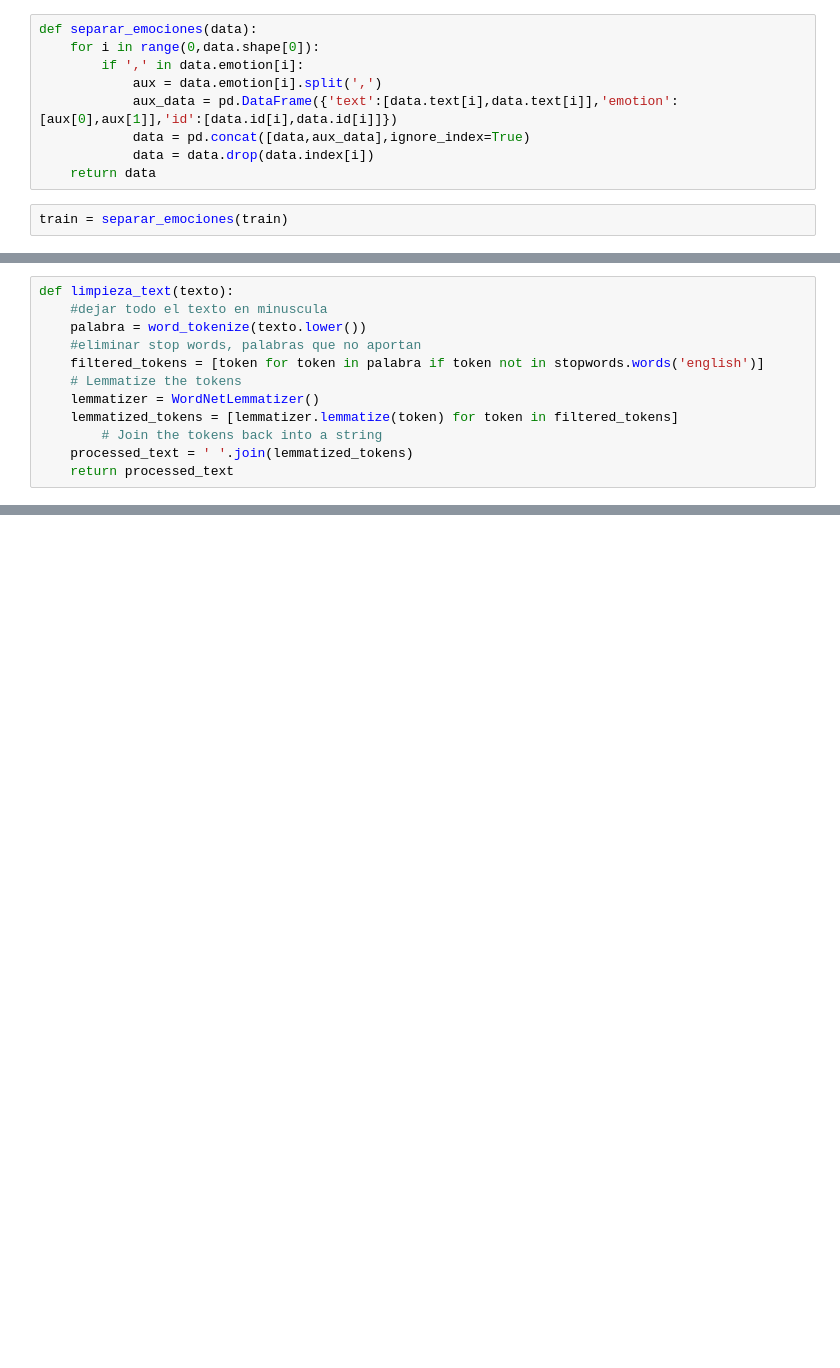
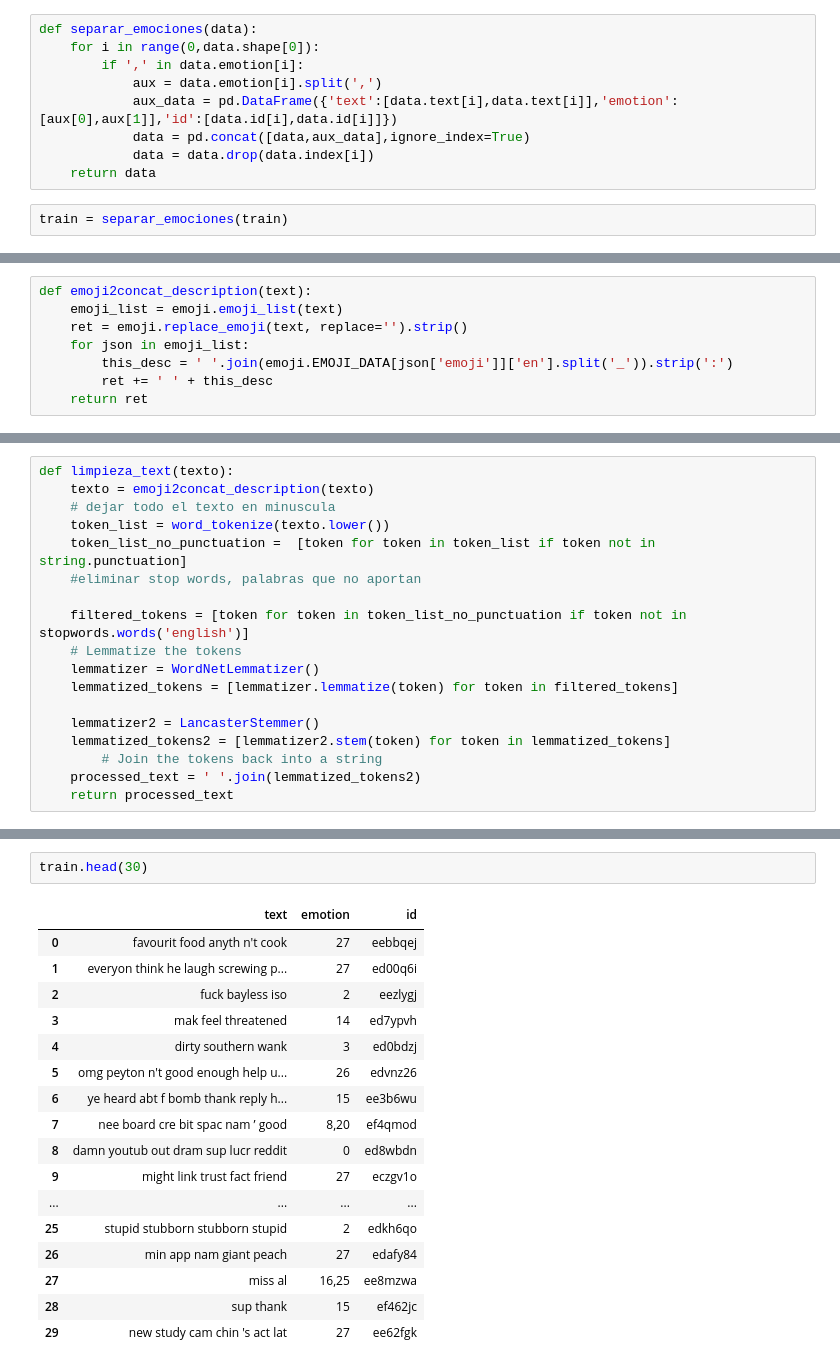
Before and after one commit to flopidopi23/Sentimental_analysis, a Jupyter notebook: codigo_modelo.ipynb, the cells around one changed output, grey strips where cells are left out. Cells and saved outputs as stored; diff of their text form; blank space fills up the shorter version.

```diff
--- a/codigo_modelo.ipynb
+++ b/codigo_modelo.ipynb
@@ -49,0 +86,8 @@ train = separar_emociones(train)
+# %%
+def emoji2concat_description(text):
+    emoji_list = emoji.emoji_list(text)
+    ret = emoji.replace_emoji(text, replace='').strip()
+    for json in emoji_list:
+        this_desc = ' '.join(emoji.EMOJI_DATA[json['emoji']]['en'].split('_')).strip(':')
+        ret += ' ' + this_desc
+    return ret
@@ -50,14 +98,20 @@ train = separar_emociones(train)
 # %%
 def limpieza_text(texto):
-    #dejar todo el texto en minuscula
-    palabra = word_tokenize(texto.lower())
+    texto = emoji2concat_description(texto)
+    # dejar todo el texto en minuscula
+    token_list = word_tokenize(texto.lower())
+    token_list_no_punctuation =  [token for token in token_list if token not in string.punctuation]
     #eliminar stop words, palabras que no aportan
-    filtered_tokens = [token for token in palabra if token not in stopwords.words('english')]
+
+    filtered_tokens = [token for token in token_list_no_punctuation if token not in stopwords.words('english')]
     # Lemmatize the tokens
     lemmatizer = WordNetLemmatizer()
     lemmatized_tokens = [lemmatizer.lemmatize(token) for token in filtered_tokens]
+
+    lemmatizer2 = LancasterStemmer()
+    lemmatized_tokens2 = [lemmatizer2.stem(token) for token in lemmatized_tokens]
         # Join the tokens back into a string
-    processed_text = ' '.join(lemmatized_tokens)
+    processed_text = ' '.join(lemmatized_tokens2)
     return processed_text
 # %%
 train['text'] = train['text'].apply(limpieza_text)
@@ -71,0 +118,20 @@ train.head()
+# %%
+train.head(30)
+# %% [output]
+|  | text | emotion | id |
+| 0 | favourit food anyth n't cook | 27 | eebbqej |
+| 1 | everyon think he laugh screwing p... | 27 | ed00q6i |
+| 2 | fuck bayless iso | 2 | eezlygj |
+| 3 | mak feel threatened | 14 | ed7ypvh |
+| 4 | dirty southern wank | 3 | ed0bdzj |
+| 5 | omg peyton n't good enough help u... | 26 | edvnz26 |
+| 6 | ye heard abt f bomb thank reply h... | 15 | ee3b6wu |
+| 7 | nee board cre bit spac nam ’ good | 8,20 | ef4qmod |
+| 8 | damn youtub out dram sup lucr reddit | 0 | ed8wbdn |
+| 9 | might link trust fact friend | 27 | eczgv1o |
+| ... | ... | ... | ... |
+| 25 | stupid stubborn stubborn stupid | 2 | edkh6qo |
+| 26 | min app nam giant peach | 27 | edafy84 |
+| 27 | miss al | 16,25 | ee8mzwa |
+| 28 | sup thank | 15 | ef462jc |
+| 29 | new study cam chin 's act lat | 27 | ee62fgk |
```
Also changed, not shown: parts of 6 cells of this notebook.
